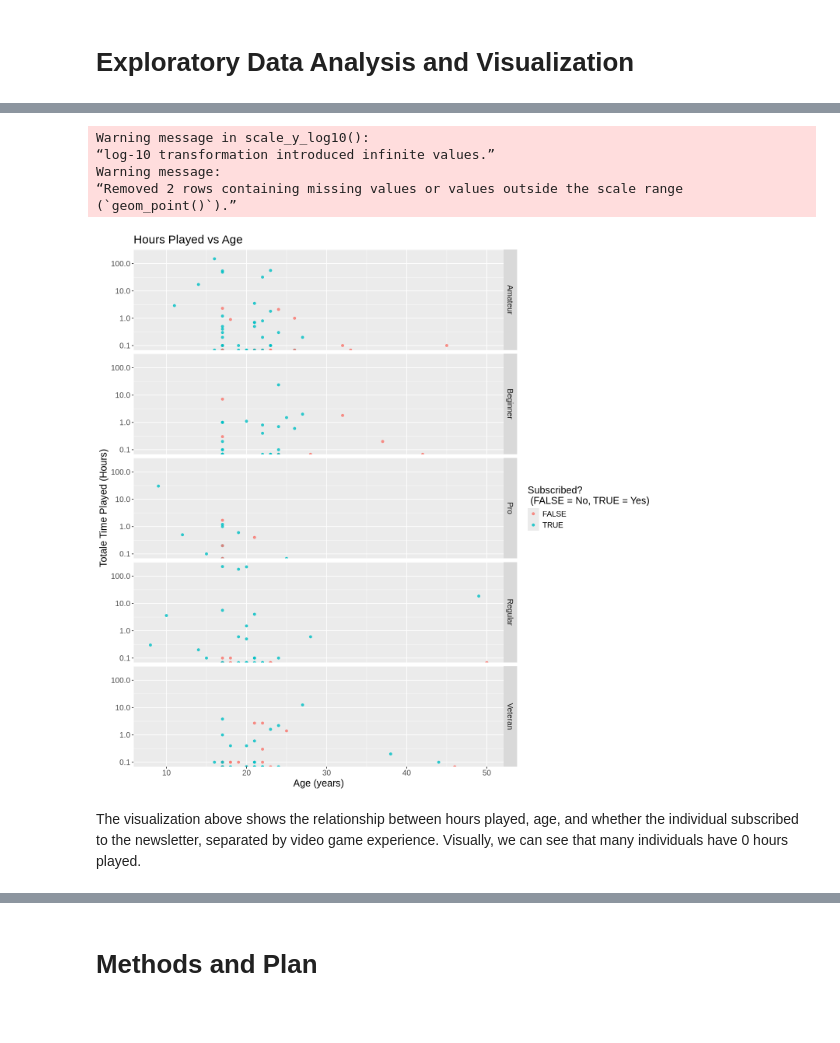
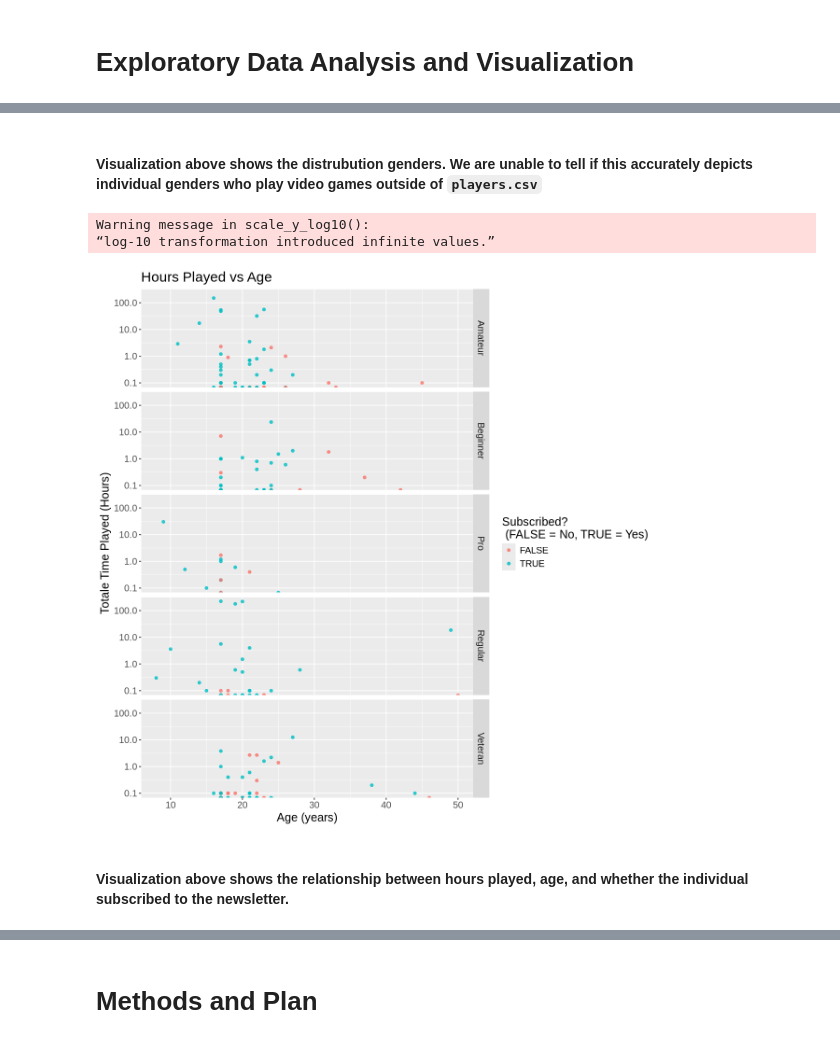
Before and after one commit to ckwok07/DSCI100-Project-Planning-Stage-, a Jupyter notebook: Project Planning Stage.ipynb, the cells around one changed output, grey strips where cells are left out. Saved outputs shown, nothing was run; the diff lists cells and outputs as text; code cells hidden in the pictures; blank space fills up the shorter version.

Commit message:
added visualizations, reduced word counts

```diff
--- a/Project Planning Stage.ipynb
+++ b/Project Planning Stage.ipynb
@@ -68,7 +63,8 @@ The `players.csv` dataframe can help us answer both our broad question and our s
 # Exploratory Data Analysis and Visualization
 # %%
 url <- "https://raw.githubusercontent.com/ckwok07/DSCI100-Project-Planning-Stage-/refs/heads/main/data/players.csv"
-players <- read_csv(url)
+players <- read_csv(url) |>
+    filter(!is.na(Age))
 players
 # %% [output]
 Rows: 196 Columns: 7
@@ -121,19 +143,18 @@ The table above shows mean values for quantitative values based on experience an
+# %% [markdown]
+#### Visualization above shows the distrubution genders. We are unable to tell if this accurately depicts individual genders who play video games outside of `players.csv`
 # %%
-options(repr.plot.width = 12, repr.plot.height = 12)
+options(repr.plot.width = 10, repr.plot.height = 10)
 players_sub_plot <- players |>
     ggplot(aes(x = Age, y = played_hours, color = subscribe)) +
     geom_point(alpha = 0.8) +
     labs(title = "Hours Played vs Age", x = "Age (years)", y = "Totale Time Played (Hours)", color = "Subscribed? \n (FALSE = No, TRUE = Yes)") +
     scale_y_log10() +
-    facet_grid(rows = "experience") +
+    facet_grid(rows = vars(experience)) +
     theme(text = element_text(size = 15))
 players_sub_plot
 # %% [output]
 Warning message in scale_y_log10():
 “log-10 transformation introduced infinite values.”
-Warning message:
-“Removed 2 rows containing missing values or values outside the scale range
-(`geom_point()`).”
-[figure, old version]
+[figure, new version]
 # %% [markdown]
-The visualization above shows the relationship between hours played, age, and whether the individual subscribed to the newsletter, separated by video game experience. Visually, we can see that many individuals have 0 hours played.
+#### Visualization above shows the relationship between hours played, age, and whether the individual subscribed to the newsletter.
```
Also changed, not shown: parts of 10 cells of this notebook.
